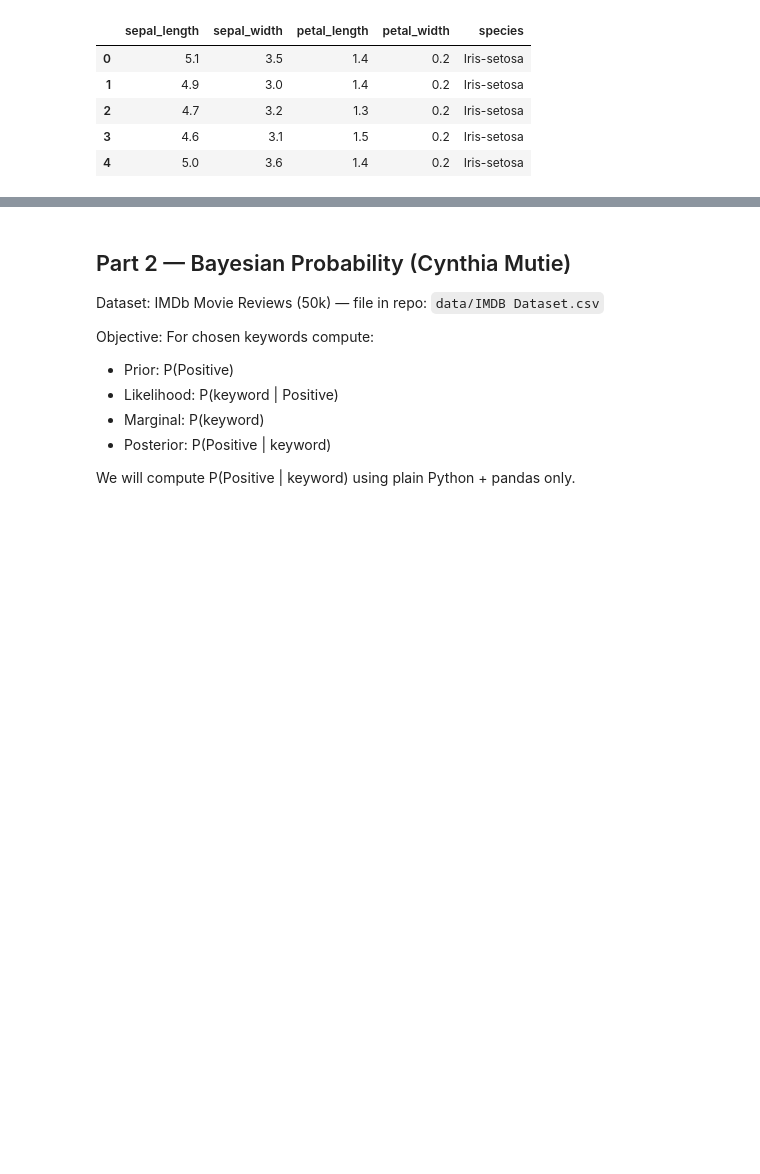
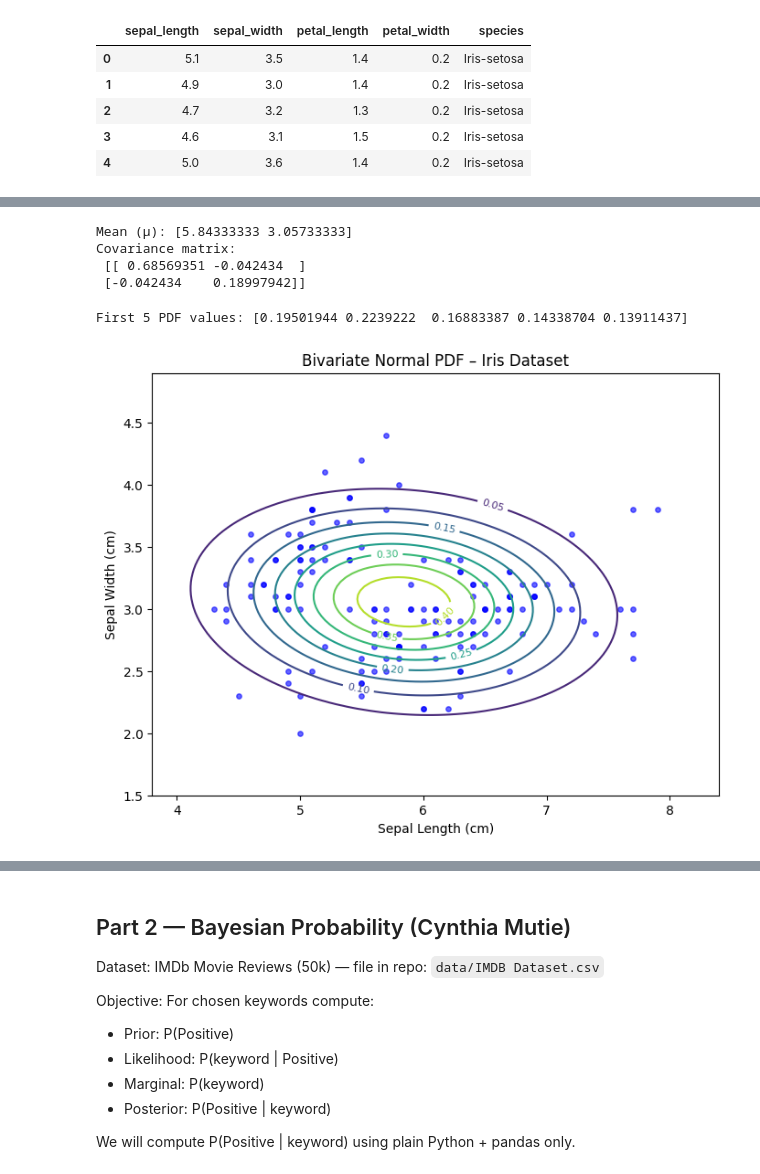
Before and after one commit to Muen1/probability-bayes-gradient-descent, a Jupyter notebook: notebooks/assignment_group6.ipynb, the cells around one changed output, grey strips where cells are left out. Saved outputs shown, nothing was run; the diff lists cells and outputs as text; code cells hidden in the pictures; blank space fills up the shorter version.

Commit message:
feat(part1): implemented bivariate normal PDF using Iris dataset

```diff
--- a/notebooks/assignment_group6.ipynb
+++ b/notebooks/assignment_group6.ipynb
@@ -41,0 +62,44 @@ Tasks:
+# %%
+mu = np.mean(data, axis=0)
+cov = np.cov(data, rowvar=False)
+
+print("Mean (μ):", mu)
+print("Covariance matrix:\n", cov)
+# %% [output]
+Mean (μ): [5.84333333 3.05733333]
+Covariance matrix:
+ [[ 0.68569351 -0.042434  ]
+ [-0.042434    0.18997942]]
+# %%
+def bivariate_pdf(x, mu, cov):
+    x = np.atleast_2d(x)
+    k = 2
+    det_cov = np.linalg.det(cov)
+    inv_cov = np.linalg.inv(cov)
+    norm_const = 1.0 / ((2 * np.pi) ** (k / 2) * np.sqrt(det_cov))
+    diffs = x - mu
+    exponents = -0.5 * np.sum(diffs.dot(inv_cov) * diffs, axis=1)
+    return norm_const * np.exp(exponents)
+
+pdf_vals = bivariate_pdf(data, mu, cov)
+print("First 5 PDF values:", pdf_vals[:5])
+# %% [output]
+First 5 PDF values: [0.19501944 0.2239222  0.16883387 0.14338704 0.13911437]
+# %%
+x_min, x_max = data[:,0].min() - 0.5, data[:,0].max() + 0.5
+y_min, y_max = data[:,1].min() - 0.5, data[:,1].max() + 0.5
+X, Y = np.meshgrid(np.linspace(x_min, x_max, 100),
+                   np.linspace(y_min, y_max, 100))
+grid = np.column_stack([X.ravel(), Y.ravel()])
+Z = bivariate_pdf(grid, mu, cov).reshape(X.shape)
+
+plt.figure(figsize=(8,6))
+plt.scatter(data[:,0], data[:,1], c='blue', s=15, alpha=0.6)
+contours = plt.contour(X, Y, Z, levels=10, cmap='viridis')
+plt.clabel(contours, inline=True, fontsize=8)
+plt.title("Bivariate Normal PDF – Iris Dataset")
+plt.xlabel("Sepal Length (cm)")
+plt.ylabel("Sepal Width (cm)")
+plt.show()
+# %% [output]
+[figure, added]
```
Also changed, not shown: parts of 4 cells of this notebook.
